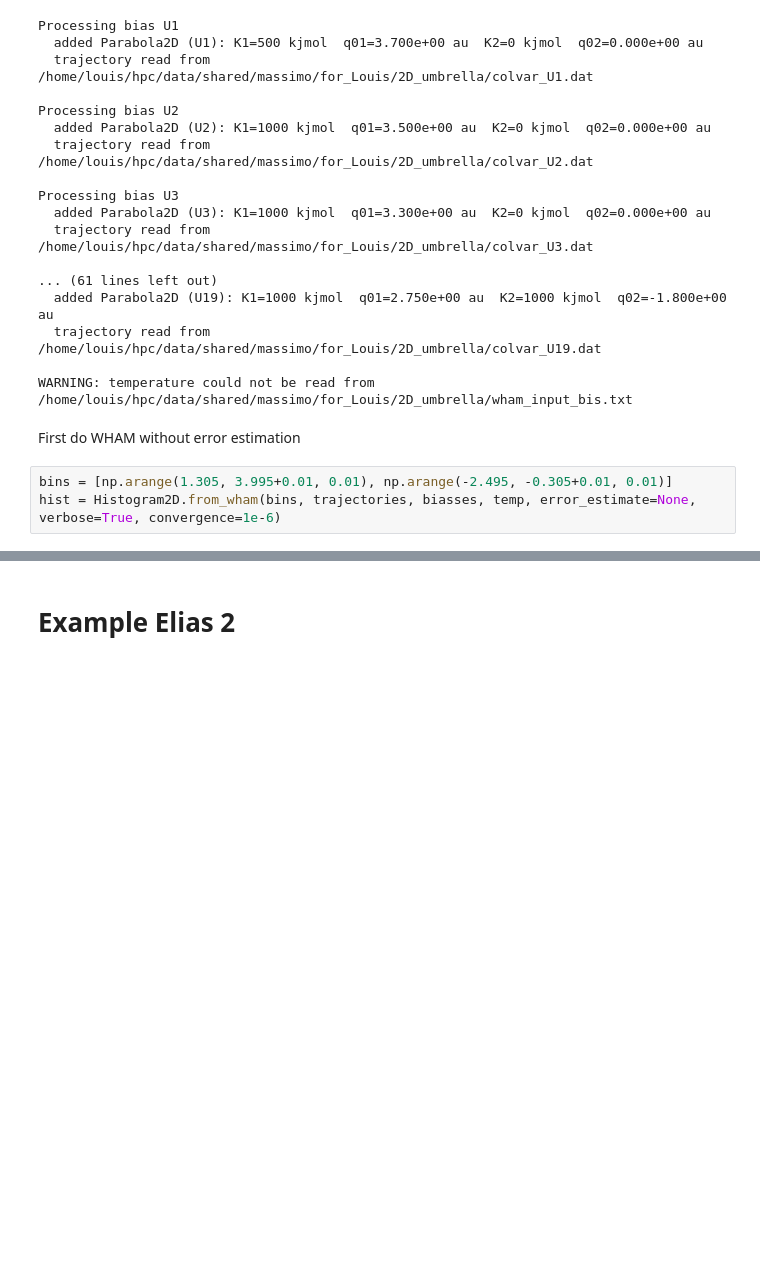
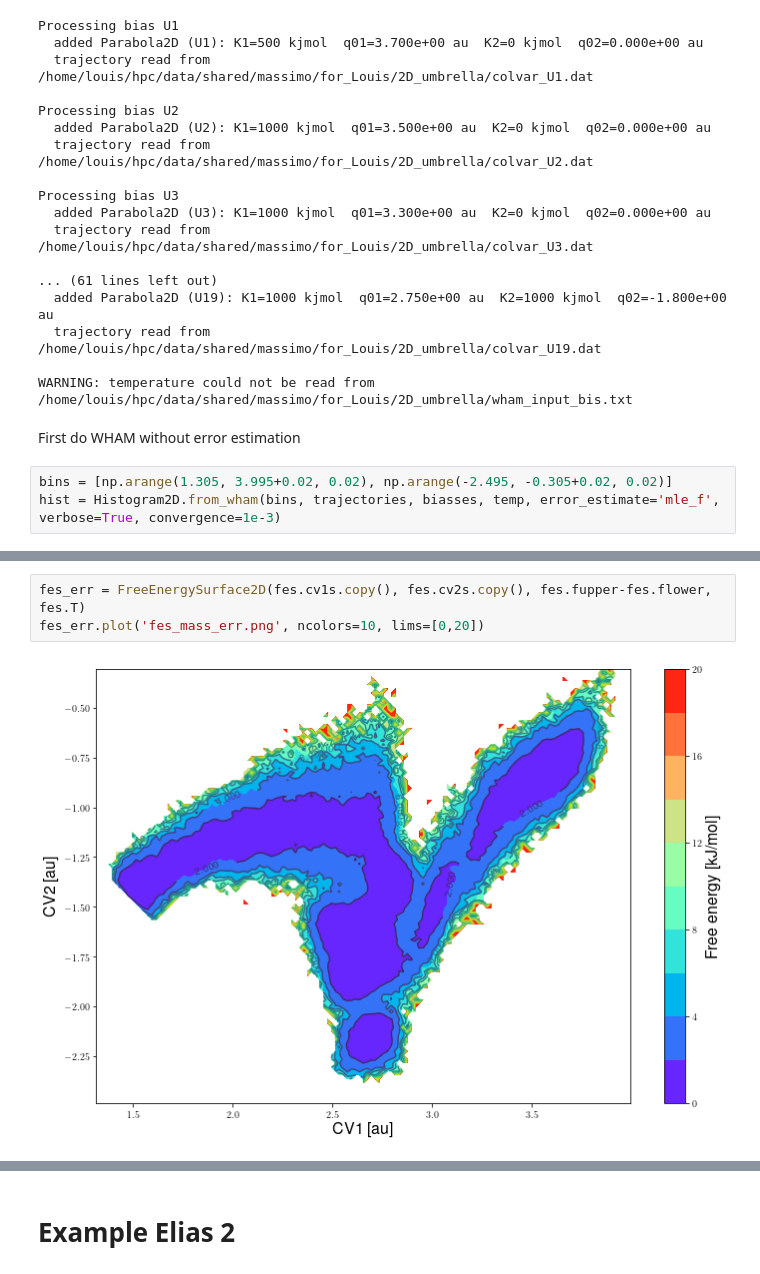
Before and after one commit to molmod/ThermoLIB, a Jupyter notebook: examples/WHAM2D/wham2d.ipynb, the cells around one changed output, grey strips where cells are left out. Cells and saved outputs as stored; diff of their text form; blank space fills up the shorter version.

```diff
--- a/examples/WHAM2D/wham2d.ipynb
+++ b/examples/WHAM2D/wham2d.ipynb
@@ -97,8 +97,8 @@ WARNING: temperature could not be read from /home/louis/hpc/data/shared/massimo/
 # %% [markdown]
 First do WHAM without error estimation
 # %%
-bins = [np.arange(1.305, 3.995+0.01, 0.01), np.arange(-2.495, -0.305+0.01, 0.01)]
-hist = Histogram2D.from_wham(bins, trajectories, biasses, temp, error_estimate=None, verbose=True, convergence=1e-6)
+bins = [np.arange(1.305, 3.995+0.02, 0.02), np.arange(-2.495, -0.305+0.02, 0.02)]
+hist = Histogram2D.from_wham(bins, trajectories, biasses, temp, error_estimate='mle_f', verbose=True, convergence=1e-3)
 # %% [output]
 Initialization
 --------------
@@ -127,0 +126,5 @@ fes.plot('fes.png', ncolors=14, lims=[0,140])
+# %%
+fes_err = FreeEnergySurface2D(fes.cv1s.copy(), fes.cv2s.copy(), fes.fupper-fes.flower, fes.T)
+fes_err.plot('fes_mass_err.png', ncolors=10, lims=[0,20])
+# %% [output]
+[figure, added]
```
Also changed, not shown: parts of 5 cells of this notebook, 2 other files.
